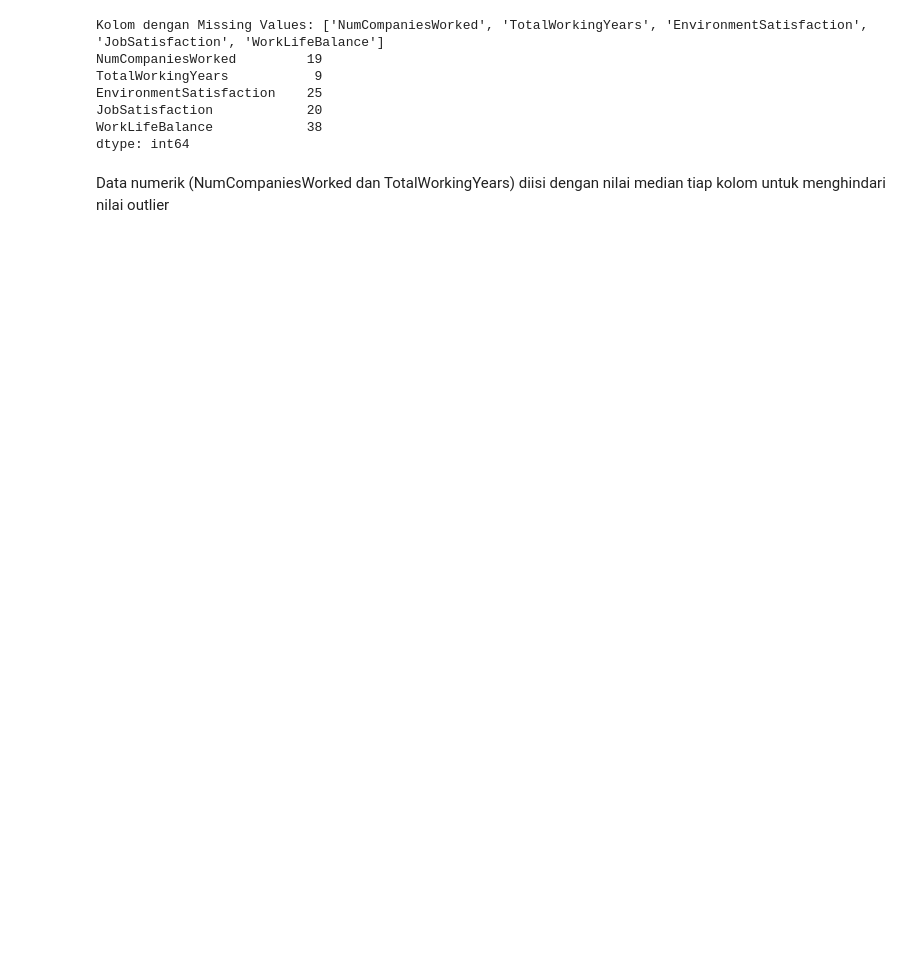
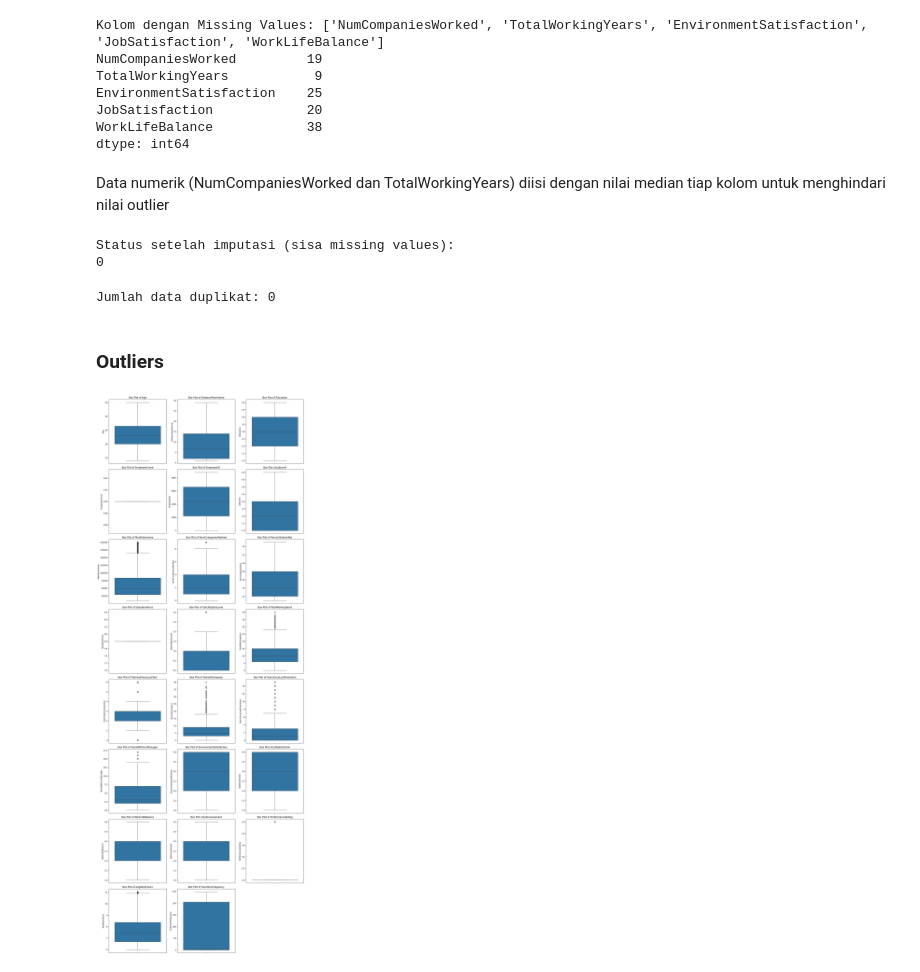
Before and after one commit to data-forge-60/hr_analytics, a Jupyter notebook: notebooks/data_clarify.ipynb, the cells around one changed output. Drawn from its saved outputs; the diff is of its cells as text; code cells hidden in the pictures; blank space fills up the shorter version.

Commit message:
data handling

```diff
--- a/notebooks/data_clarify.ipynb
+++ b/notebooks/data_clarify.ipynb
@@ -25,3 +27,39 @@ Data numerik (NumCompaniesWorked dan TotalWorkingYears) diisi dengan nilai media
 # %%
 df['NumCompaniesWorked'] = df['NumCompaniesWorked'].fillna(df['NumCompaniesWorked'].median())
 df['TotalWorkingYears'] = df['TotalWorkingYears'].fillna(df['TotalWorkingYears'].median())
+# %%
+survey_cols = ['EnvironmentSatisfaction', 'JobSatisfaction', 'WorkLifeBalance']
+for col in survey_cols:
+    df[col] = df[col].fillna(df[col].median())
+
+print("\nStatus setelah imputasi (sisa missing values):")
+print(df.isnull().sum().sum())
+# %% [output]
+Status setelah imputasi (sisa missing values):
+0
+# %%
+duplicates = df.duplicated().sum()
+print(f"\nJumlah data duplikat: {duplicates}")
+# %% [output]
+Jumlah data duplikat: 0
+# %% [markdown]
+### Outliers
+# %%
+numerical_cols = df.select_dtypes(include=['int64', 'float64']).columns
+
+num_plots = len(numerical_cols)
+
+cols = 3
+rows = math.ceil(num_plots/cols)
+
+plt.figure(figsize=(15, 5 * rows))
+
+for i, col in enumerate(numerical_cols):
+    plt.subplot(rows, cols, i + 1)
+    sns.boxplot(y=df[col])
+    plt.title(f'Box Plot of {col}')
+    plt.ylabel(col)
+
+plt.tight_layout()
+# %% [output]
+[figure, added]
```
Also changed, not shown: parts of 5 cells of this notebook, 3 other files.
